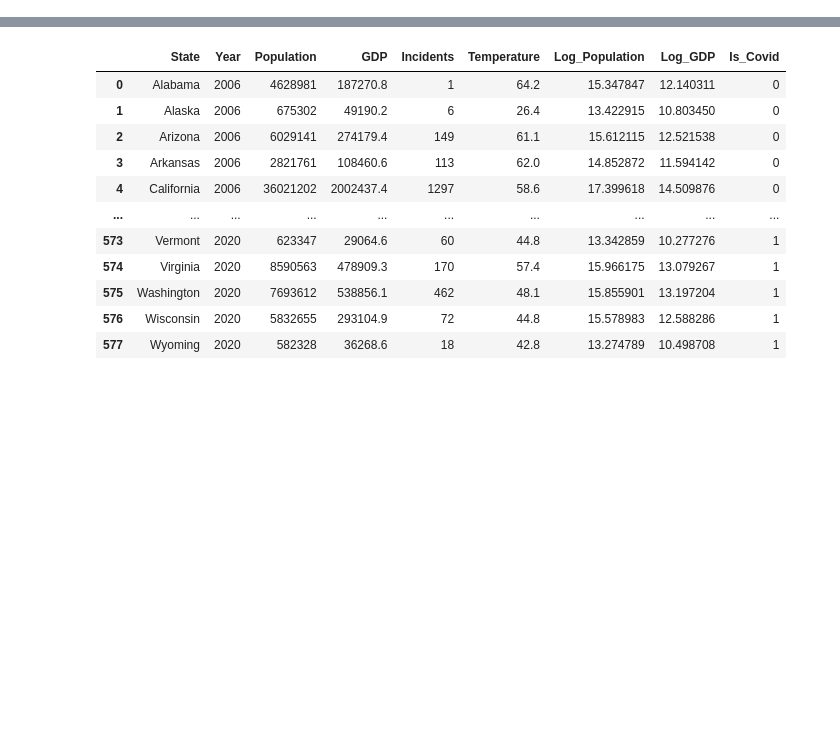
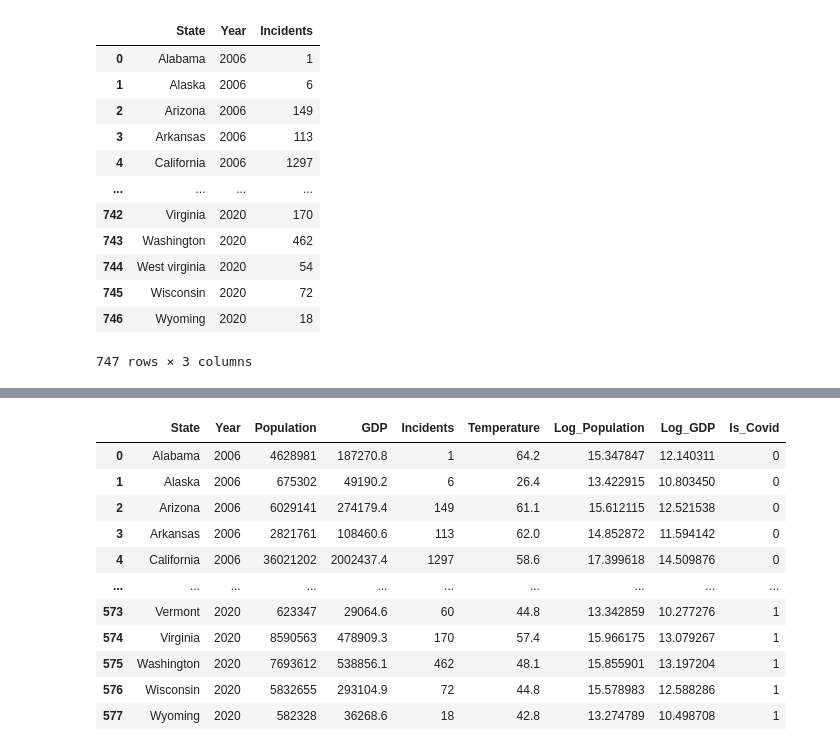
Before and after one commit to ChenTsizhen/2950_Project, a Jupyter notebook: master.ipynb, the cells around one changed output, grey strips where cells are left out. Cells and saved outputs as stored; diff of their text form; code cells hidden in the pictures; blank space fills up the shorter version.

```diff
--- a/master.ipynb
+++ b/master.ipynb
@@ -20,31 +34,45 @@ for y in years:
     # Add Year column
     offenses[n]['Year'] = y
 
 # Combine all years' incidents data
 table_off = pd.concat(offenses)
 
 # Drop details because we only care about total
 table_off = table_off[table_off['Agency type'] == 'Total']
 table_off = table_off.drop(columns=['Unnamed: 12', 'Unnamed: 13', 'Unnamed: 14', 'Unnamed: 15', 'Unnamed: 16', 'Unnamed: 17', 'Agency name', 'Agency type',
 '1st\r\nquarter', '2nd\r\nquarter', '3rd\r\nquarter', '4th\r\nquarter','Unnamed: 3', 'Unnamed: 9', 'Agency unit', 'Population1'])
 
 # Replace NaNs with zeros
 table_off = table_off.replace(np.nan,0)
 
 # Replace exisiting str zero with float
 cat_list=['Race', 'Religion', 'Sexual_orientation', 'Ethnicity', 'Disability', 'Gender', 'Gender_identity', 'Race/Ethnicity/Ancestry']
 table_off[cat_list] = table_off[cat_list].astype(int)
 
 # Add up total incidents
 table_off['Incidents'] = 0
 for c in cat_list:
     table_off['Incidents'] += table_off[c]
 
 # Get rid of categories because we only care about total
 table_off = table_off.drop(columns=cat_list)
 
 # Clean State format
 table_off['State'] = table_off['State'].str.capitalize()
 table_off['Year'] = table_off['Year'].astype(str)
 table_off = table_off.reset_index(drop=True)
-# table_off
+table_off
+# %% [output]
+|  | State | Year | Incidents |
+| 0 | Alabama | 2006 | 1 |
+| 1 | Alaska | 2006 | 6 |
+| 2 | Arizona | 2006 | 149 |
+| 3 | Arkansas | 2006 | 113 |
+| 4 | California | 2006 | 1297 |
+| ... | ... | ... | ... |
+| 742 | Virginia | 2020 | 170 |
+| 743 | Washington | 2020 | 462 |
+| 744 | West virginia | 2020 | 54 |
+| 745 | Wisconsin | 2020 | 72 |
+| 746 | Wyoming | 2020 | 18 |
+747 rows × 3 columns
```
Also changed, not shown: parts of 17 cells of this notebook, 1 other file.
